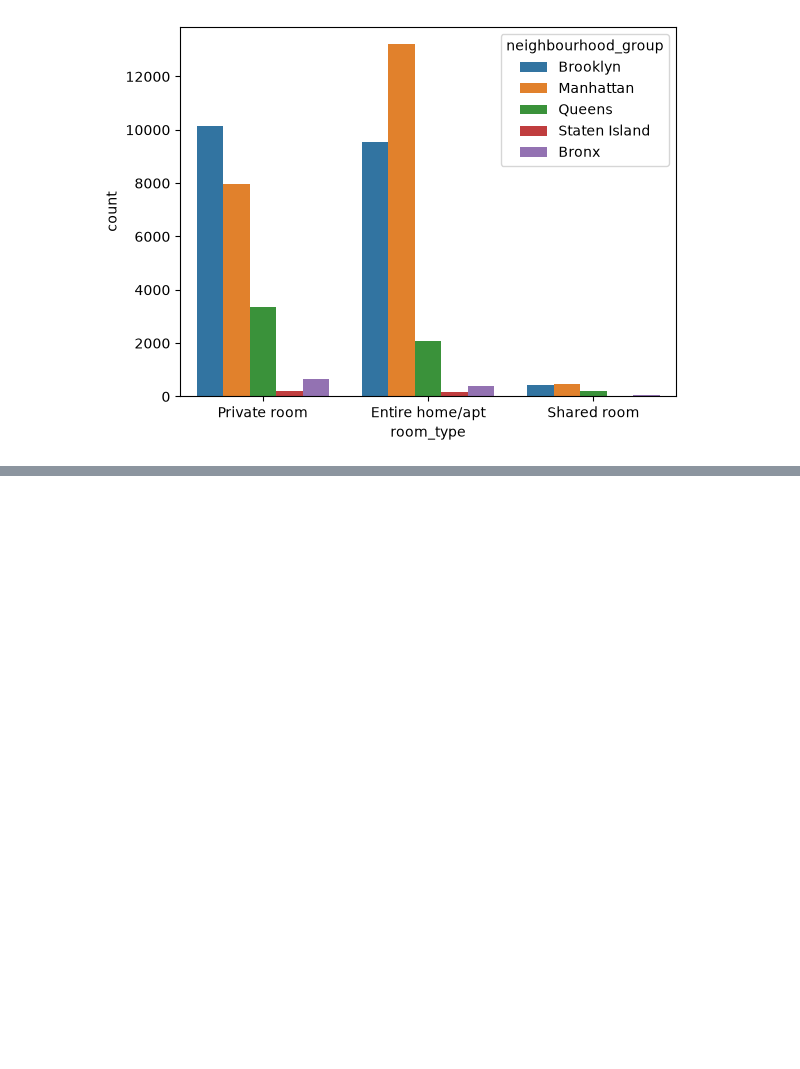
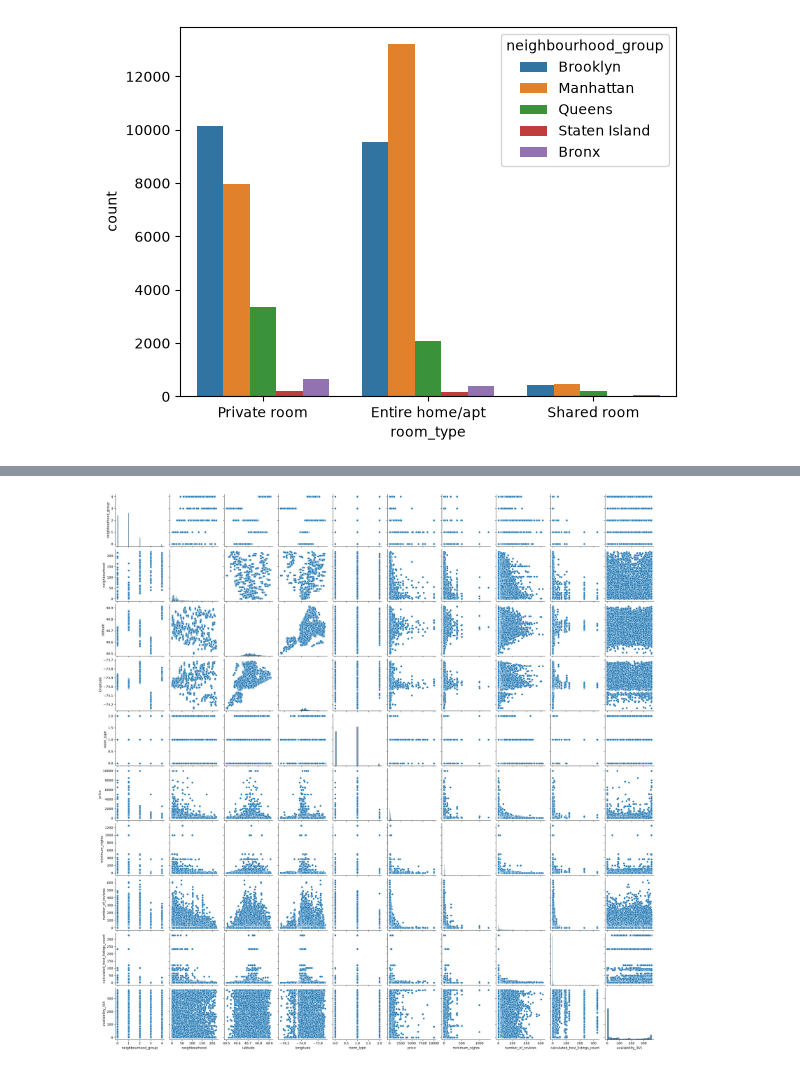
Before and after one commit to veronicasuarezvidal-eng/Machinelearning, a Jupyter notebook: src/explore.ipynb, the cells around one changed output, grey strips where cells are left out. Cells and saved outputs as stored; diff of their text form; code cells hidden in the pictures; blank space fills up the shorter version.

```diff
--- a/src/explore.ipynb
+++ b/src/explore.ipynb
@@ -243,0 +284,6 @@ En este grafico esta agrupado por el barrio/distrito de NY y el tipo de alojamie
+# %%
+#Graficos 10*10
+sns.pairplot(data=df)
+plt.show()
+# %% [output]
+[figure, added]
```
Also changed, not shown: parts of 28 cells of this notebook, 2 other files.
